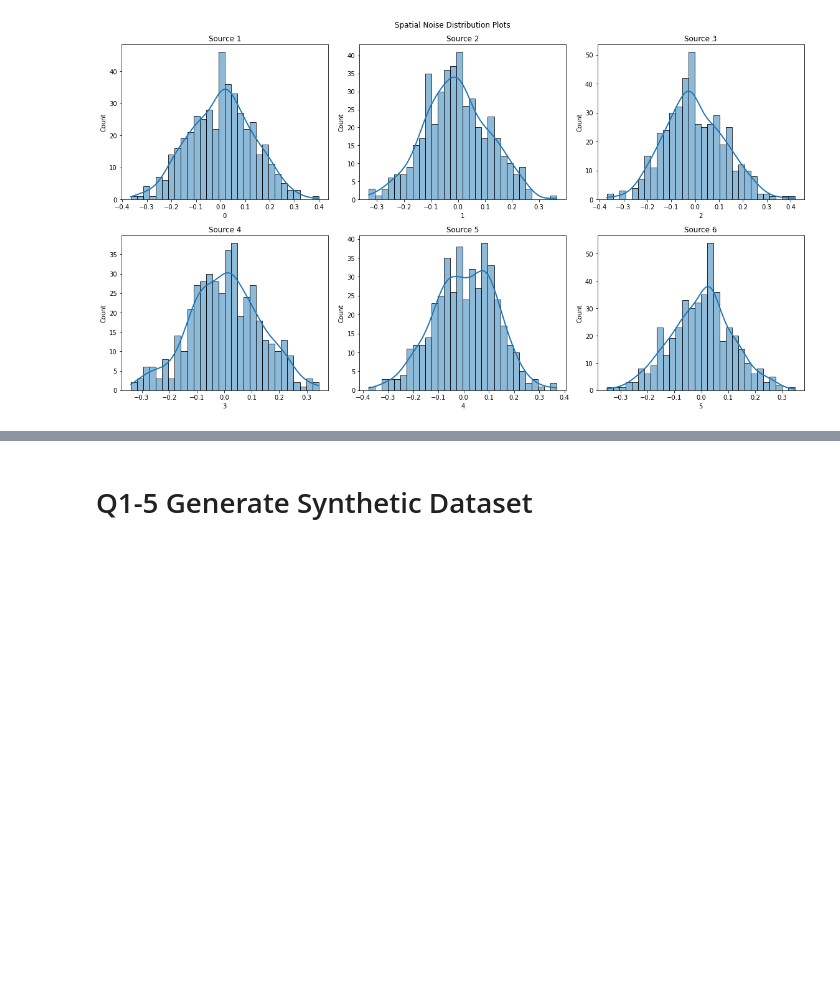
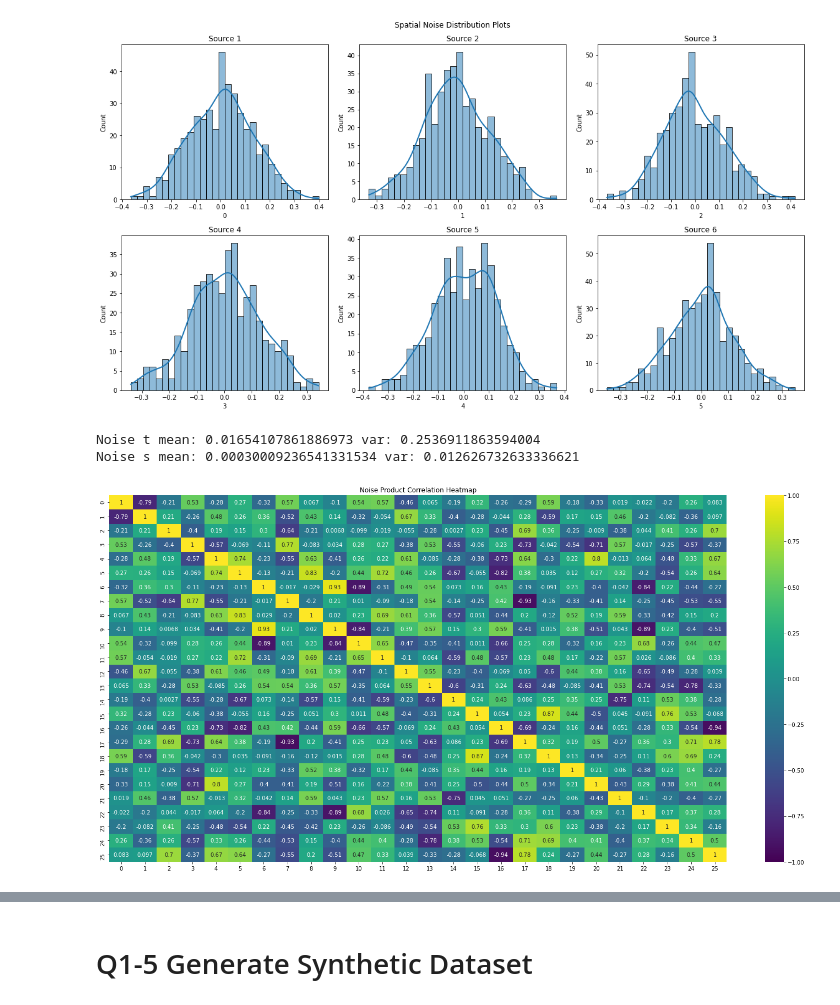
Before and after one commit to NoiRC256/mast30034_assignment_1, a Jupyter notebook: code/main.ipynb, the cells around one changed output, grey strips where cells are left out. Drawn from its saved outputs; the diff is of its cells as text; code cells hidden in the pictures; blank space fills up the shorter version.

```diff
--- a/code/main.ipynb
+++ b/code/main.ipynb
@@ -328,3 +328,37 @@ plt.show()
 fig.figure.savefig(plot_dir + "SM_noise.png", bbox_inches='tight')
 # %% [output]
 [figure]
+# %%
+# Noise_t from 0 mean, 0.25 var.
+noise_t_mean = np.mean(np.mean(noise_t))
+noise_t_var = np.mean(np.var(noise_t))
+
+# Noise_t from 0 mean, 0.015 var.
+noise_s_mean = np.mean(np.mean(noise_s))
+noise_s_var = np.mean(np.var(noise_s))
+
+print('Noise t ' +
+    'mean: ' + str(noise_t_mean) + ' var: ' + str(noise_t_var))
+print('Noise s ' +
+    'mean: ' + str(noise_s_mean) + ' var: ' + str(noise_s_var))
+# %% [output]
+Noise t mean: 0.01654107861886973 var: 0.2536911863594004
+Noise s mean: 0.00030009236541331534 var: 0.012626732633336621
+# %%
+# Noise product;
+noise_prod = np.dot(noise_t.values, noise_s.values)
+noise_prod_corr = pd.DataFrame(noise_prod).corr()
+# %%
+# Correlation heatmap across some of the variables;
+
+fig, axes = plt.subplots(figsize=(20,10))
+
+sns.heatmap(noise_prod_corr.iloc[0:26, 0:26], annot=True,
+                  vmin=-1, vmax=1, center=0, cmap="viridis")
+axes.set_title("Noise Product Correlation Heatmap")
+plt.tight_layout()
+plt.show()
+
+fig.figure.savefig(plot_dir + "Noise_Product_corr.png", bbox_inches='tight')
+# %% [output]
+[figure, added]
```
Also changed, not shown: parts of 20 cells of this notebook, 5 other files.
